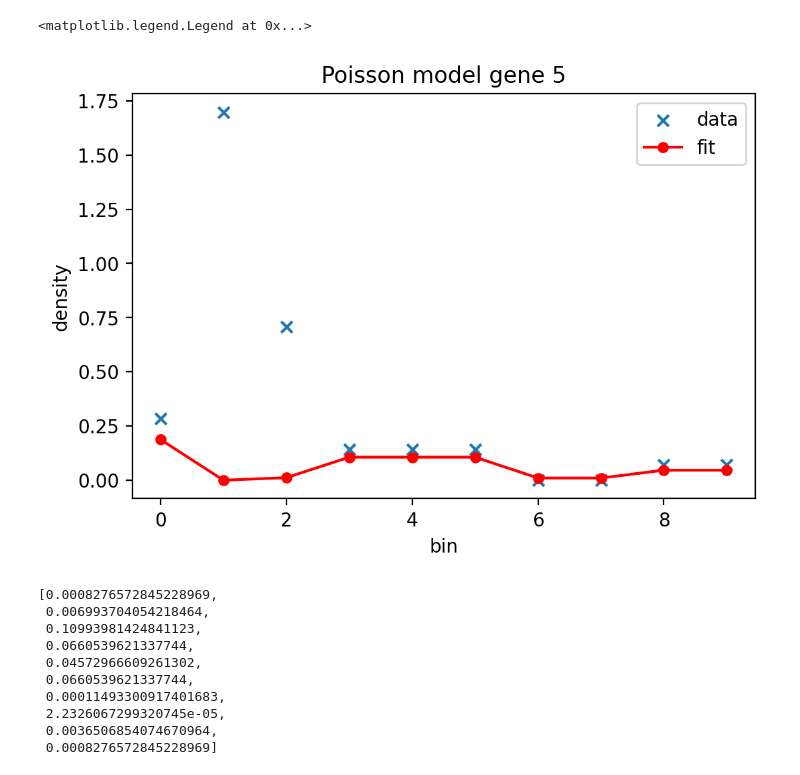
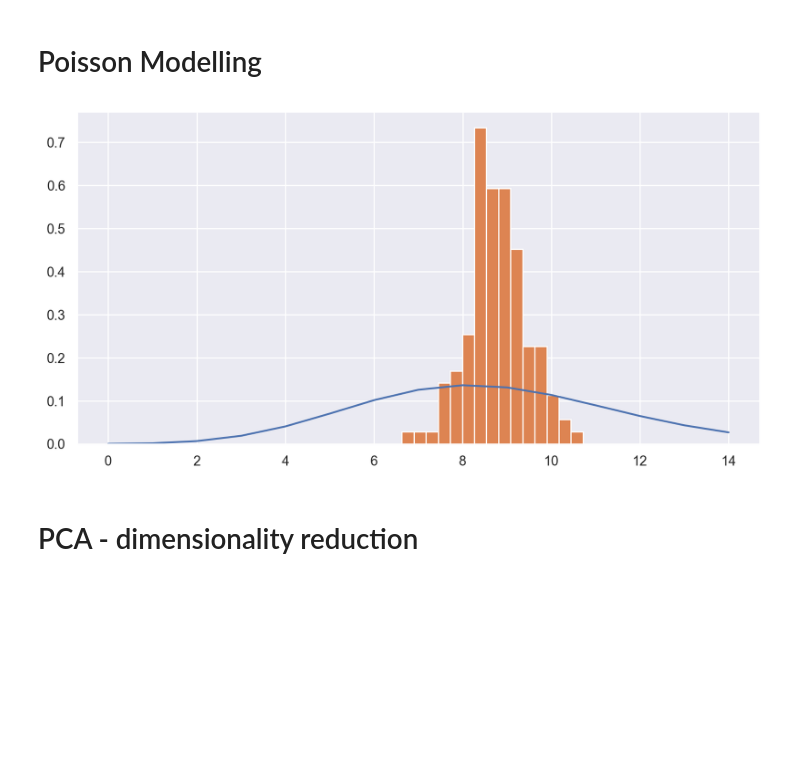
Before and after one commit to saba77-s/445-proj, a Jupyter notebook: poisson_model.ipynb, the cells around one changed output. Cells and saved outputs as stored; diff of their text form; code cells hidden in the pictures; blank space fills up the shorter version.

```diff
--- a/poisson_model.ipynb
+++ b/poisson_model.ipynb
@@ -14,39 +14,34 @@ mpl.rcParams['figure.dpi']= 200
 data = pd.read_csv("all_data_Brain_GSE50161.csv")
 data = data.to_numpy()
 N, D = data.shape
-# %%
-sample = data[:,6]
-hist = np.histogram(sample, bins=10, density=False)
-indices = np.digitize(np.float64(sample), np.float64(hist[1]), right=False)
-# %%
-lam = np.mean(hist[0])
-models = [stats.poisson.pmf(hist[0][i], lam) for i in range(len(hist[0]))]
-# %%
-fig, ax = plt.subplots(1,1)
-bins = np.arange(len(hist[1]) - 1)
-density = np.histogram(sample, bins=hist[1], density=True)[0]
-plt.scatter(bins, density, label="data", marker="x")
-ax.plot(bins, models, color="red", ms=5, label="fit", marker="o")
-plt.xlabel("bin")
-plt.ylabel("density")
-plt.title("Poisson model gene 5")
-plt.legend()
-# %% [output]
-<matplotlib.legend.Legend at 0x...>
-[figure, removed]
-# %%
-models
-# %% [output]
-[0.0008276572845228969,
- 0.006993704054218464,
- 0.10993981424841123,
- 0.0660539621337744,
- 0.04572966609261302,
- 0.0660539621337744,
- 0.00011493300917401683,
- 2.2326067299320745e-05,
- 0.0036506854074670964,
- 0.0008276572845228969]
+# %% [markdown]
+# Poisson Modelling
+# %%
+def get_hist_and_indices(X, i):
+    # this is just binning the original, continuous gene expression data into discrete bins (use these bins so that we are consistent!)
+    sample = X[:, i+2]
+    hist = np.histogram(sample, bins=15, density=False)
+    indices = np.digitize(np.float64(sample), np.float64(hist[1]), right=False) # don't think we need this, just in case tho
+    return sample, hist
+
+def estimate_poisson_MLE(hist):
+    # hist is count data!
+    # MLE of Poisson is mean of samples, so:
+    return np.mean(hist[0])
+
+def plot_model_and_hist(sample, hist, lam):
+    fig, ax = plt.subplots(1,1)
+    bins = np.arange(len(hist[1]) - 1)
+    poissonfit = plt.plot(bins, stats.poisson.pmf(bins, lam), label="Poisson Fit (MLE)")
+    histogram =  plt.hist(sample, bins=hist[1], density=True, label="Data")
+
+sample, hist = get_hist_and_indices(data, 1) # just replace the number for which gene number you want
+mle_lam = estimate_poisson_MLE(hist)
+plot_model_and_hist(sample, hist, mle_lam)
+# %% [output]
+[figure, added]
+# %% [markdown]
+# PCA - dimensionality reduction
 # %%
 pca = PCA(n_components=2)
 pca.fit(data[:,2:])
```
